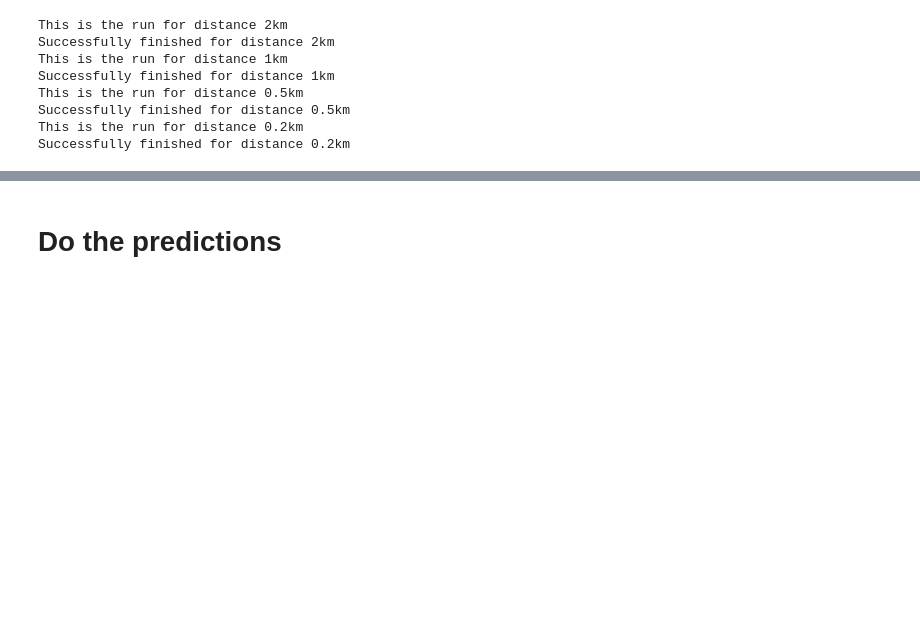
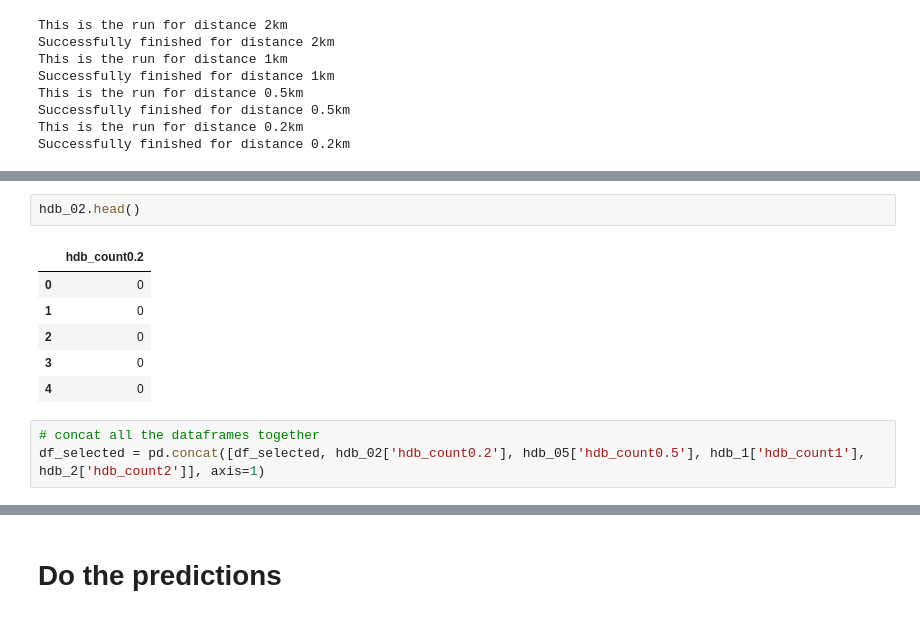
Before and after one commit to NicsLvl/McPredictor, a Jupyter notebook: postal_codes.ipynb, the cells around one changed output, grey strips where cells are left out. Cells and saved outputs as stored; diff of their text form; blank space fills up the shorter version.

```diff
--- a/postal_codes.ipynb
+++ b/postal_codes.ipynb
@@ -467,0 +492,12 @@ pd.read_csv('data/df_selected.csv')
+# %%
+hdb_02.head()
+# %% [output]
+|  | hdb_count0.2 |
+| 0 | 0 |
+| 1 | 0 |
+| 2 | 0 |
+| 3 | 0 |
+| 4 | 0 |
+# %%
+# concat all the dataframes together
+df_selected = pd.concat([df_selected, hdb_02['hdb_count0.2'], hdb_05['hdb_count0.5'], hdb_1['hdb_count1'], hdb_2['hdb_count2']], axis=1)
```
Also changed, not shown: parts of 17 cells of this notebook, 1 other file.
